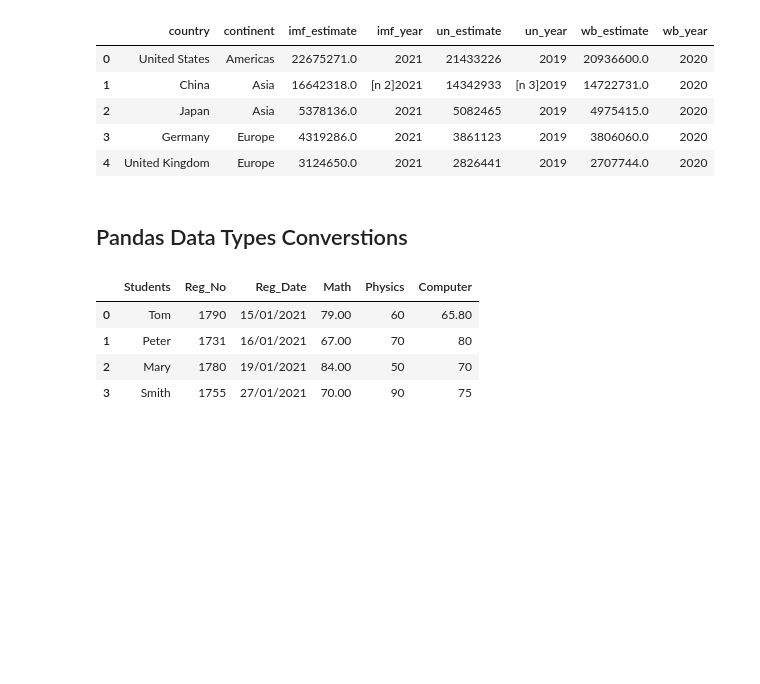
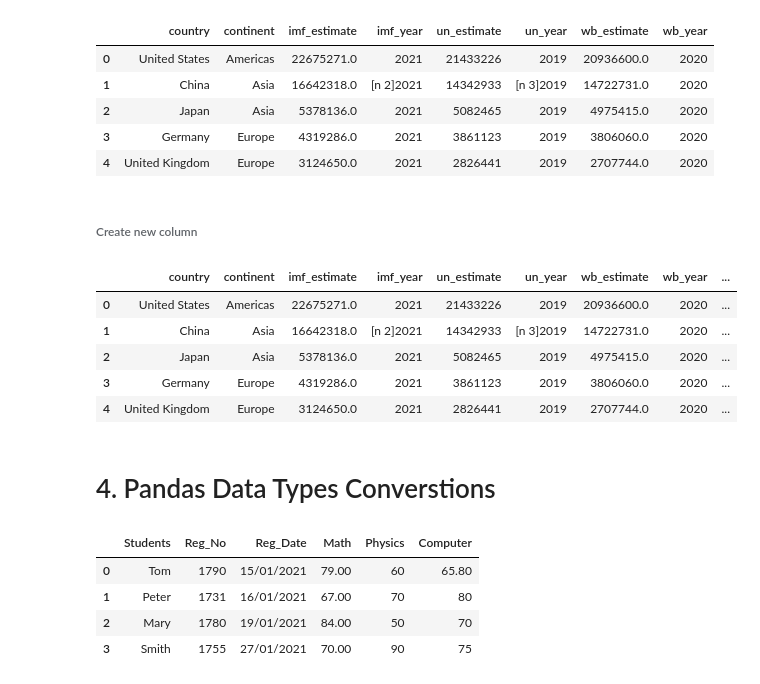
Before and after one commit to SammyOngaya/data2ml, a Jupyter notebook: pandas-function.ipynb, the cells around one changed output. Saved outputs shown, nothing was run; the diff lists cells and outputs as text; code cells hidden in the pictures; blank space fills up the shorter version.

```diff
--- a/pandas-function.ipynb
+++ b/pandas-function.ipynb
@@ -285,8 +285,20 @@ gdp_df.head()
 | 2 | Japan | Asia | 5378136.0 | 2021 | 5082465 | 2019 | 4975415.0 | 2020 |
 | 3 | Germany | Europe | 4319286.0 | 2021 | 3861123 | 2019 | 3806060.0 | 2020 |
 | 4 | United Kingdom | Europe | 3124650.0 | 2021 | 2826441 | 2019 | 2707744.0 | 2020 |
+# %% [markdown]
+###### Create new column
+# %%
+gdp_df['imf_estimate_log']=np.log(gdp_df['imf_estimate'])
+gdp_df.head()
+# %% [output]
+|  | country | continent | imf_estimate | imf_year | un_estimate | un_year | wb_estimate | wb_year | ... |
+| 0 | United States | Americas | 22675271.0 | 2021 | 21433226 | 2019 | 20936600.0 | 2020 | ... |
+| 1 | China | Asia | 16642318.0 | [n 2]2021 | 14342933 | [n 3]2019 | 14722731.0 | 2020 | ... |
+| 2 | Japan | Asia | 5378136.0 | 2021 | 5082465 | 2019 | 4975415.0 | 2020 | ... |
+| 3 | Germany | Europe | 4319286.0 | 2021 | 3861123 | 2019 | 3806060.0 | 2020 | ... |
+| 4 | United Kingdom | Europe | 3124650.0 | 2021 | 2826441 | 2019 | 2707744.0 | 2020 | ... |
 # %% [markdown]
-## Pandas Data Types Converstions
+# 4. Pandas Data Types Converstions
 # %%
 datatypes_df = pd.DataFrame(
     {
```
Also changed, not shown: parts of 38 cells of this notebook, 1 other file.
